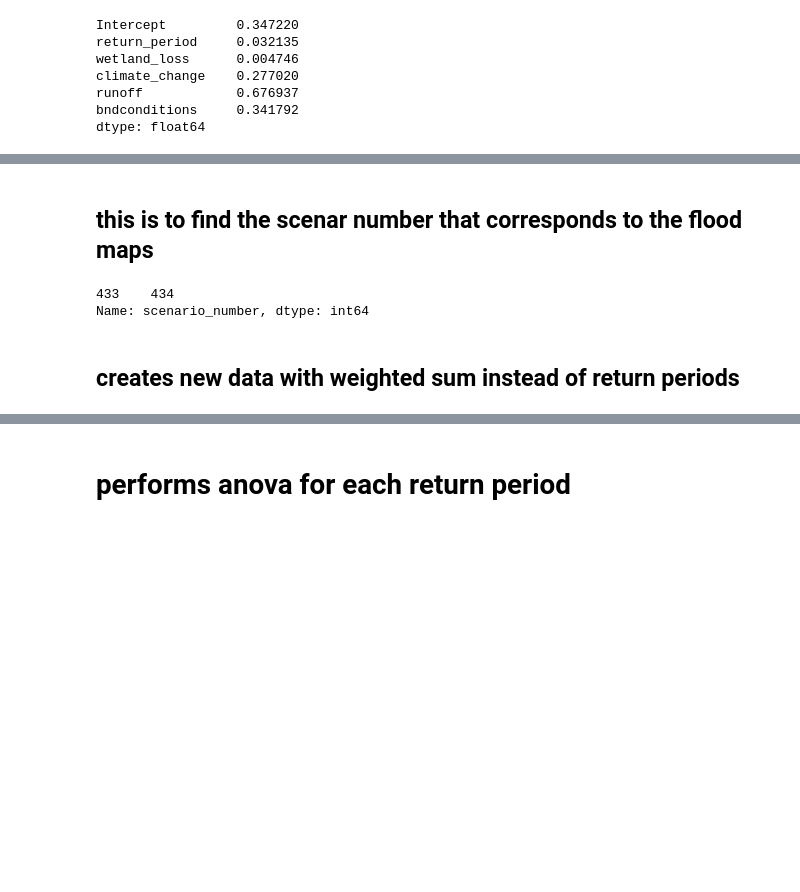
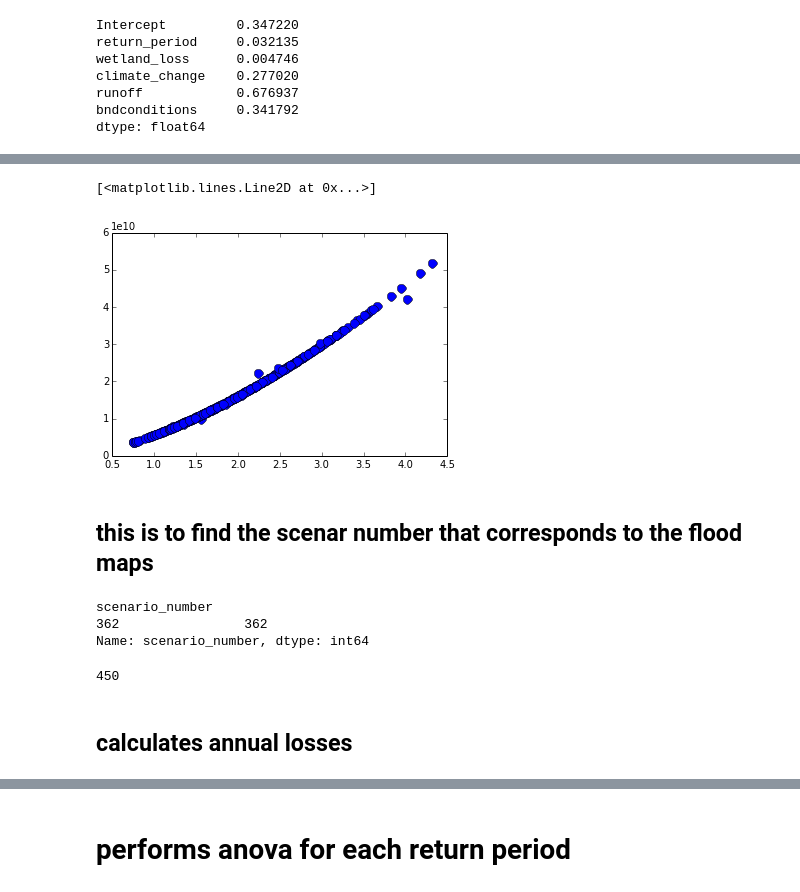
Before and after one commit to julierozz/create_files_for_mike11, a Jupyter notebook: analyze_results.ipynb, the cells around one changed output, grey strips where cells are left out. Saved outputs shown, nothing was run; the diff lists cells and outputs as text; code cells hidden in the pictures; blank space fills up the shorter version.

```diff
--- a/analyze_results.ipynb
+++ b/analyze_results.ipynb
@@ -84 +121,7 @@ predictions=olsmodel.predict(subdata)
 subdata.loc[subdata[varin1].isnull().values,varin1]=predictions[subdata[varin1].isnull().values]
+# %%
+formula=varin2+" ~ return_period + wetland_loss + climate_change + runoff  + bndconditions"
+olsmodel2=sm.ols(formula,data=subdata).fit()
+res2=olsmodel2.params
+predictions2=olsmodel2.predict(subdata)
+subdata.loc[subdata[varin2].isnull().values,varin2]=predictions2[subdata[varin2].isnull().values]
@@ -84,0 +130,8 @@ subdata.loc[subdata[varin1].isnull().values,varin1]=predictions[subdata[varin1].
+# %%
+subdata['logPARLIAMENT']=np.log(subdata['PARLIAMENT'])
+subdata['logSEBASTIAN']=np.log(subdata['SEBASTIAN'])
+# %%
+formula="costlog ~ logPARLIAMENT"
+damagemodel=sm.ols(formula,data=subdata).fit()
+res=damagemodel.params
+print(res)
@@ -85,12 +161,26 @@ subdata.loc[subdata[varin1].isnull().values,varin1]=predictions[subdata[varin1].
+# %%
+predicted_damages=damagemodel.predict(subdata)
+subdata.loc[subdata['costlog'].isnull().values,'costlog']=predicted_damages[subdata['costlog'].isnull().values]
+# %%
+subdata['costestimated']=np.exp(subdata['costlog'])
+plt.plot(subdata['PARLIAMENT'],subdata['costestimated'],marker='o',markersize=9,linestyle='None')
+# %% [output]
+[<matplotlib.lines.Line2D at 0x...>]
+[figure, added]
 # %% [markdown]
 ## this is to find the scenar number that corresponds to the flood maps
 # %%
-compare=[sum(s) for s in subdata[['return_period','wetland_loss','climate_change','runoff','bndconditions']].values==[50,100,0,0.4,1]]
+compare=[sum(s) for s in subdata[['return_period','wetland_loss','climate_change','runoff','bndconditions']].values==[50,0,0,0.4,1]]
 select=[s==5 for s in compare]
 
 subdata.ix[select,'scenario_number']
 # %% [output]
-433    434
+scenario_number
+362                362
 Name: scenario_number, dtype: int64
-# %% [markdown]
-## creates new data with weighted sum instead of return periods
+# %%
+len(subdata)
+# %% [output]
+450
+# %% [markdown]
+## calculates annual losses
```
Also changed, not shown: parts of 79 cells of this notebook, 1 other file.
